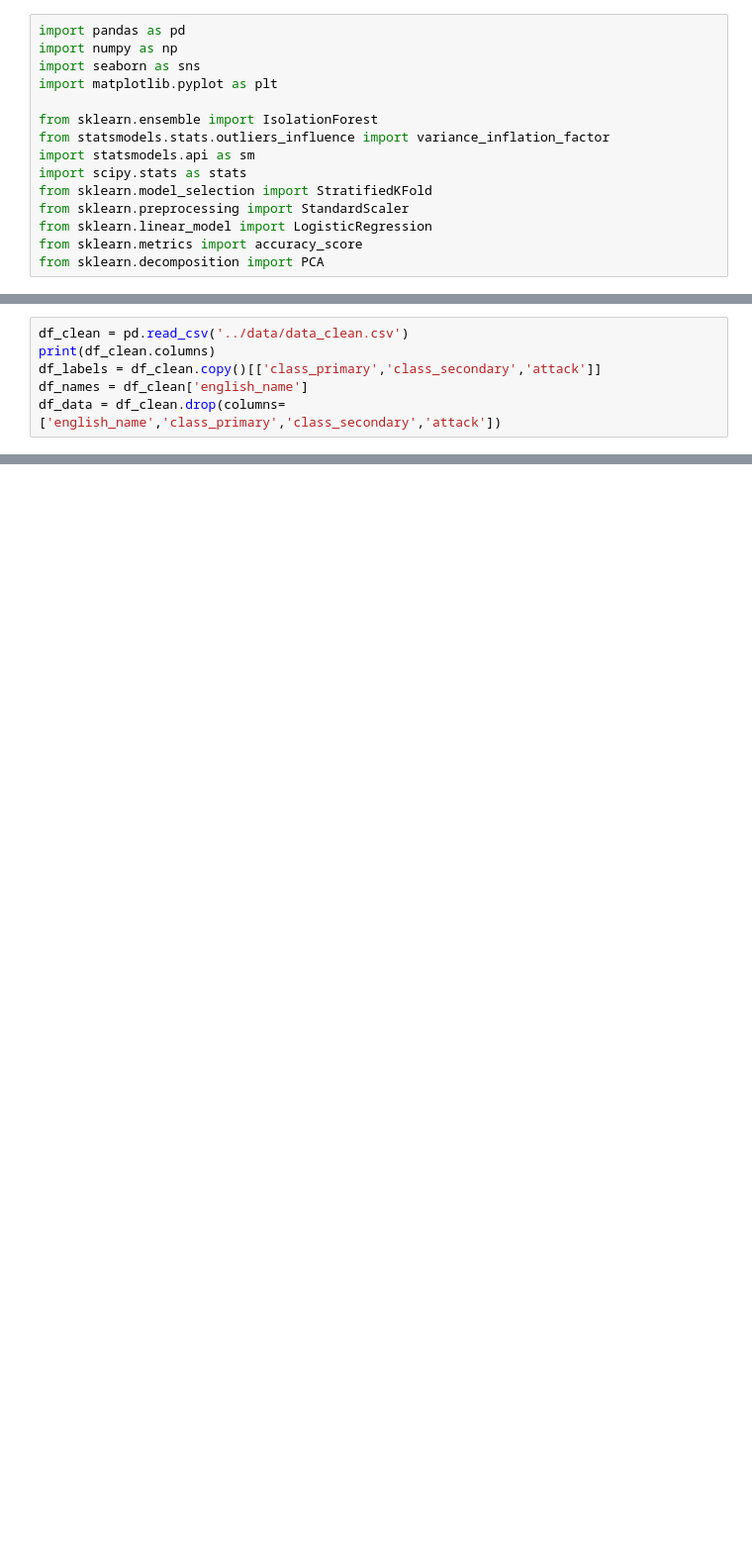
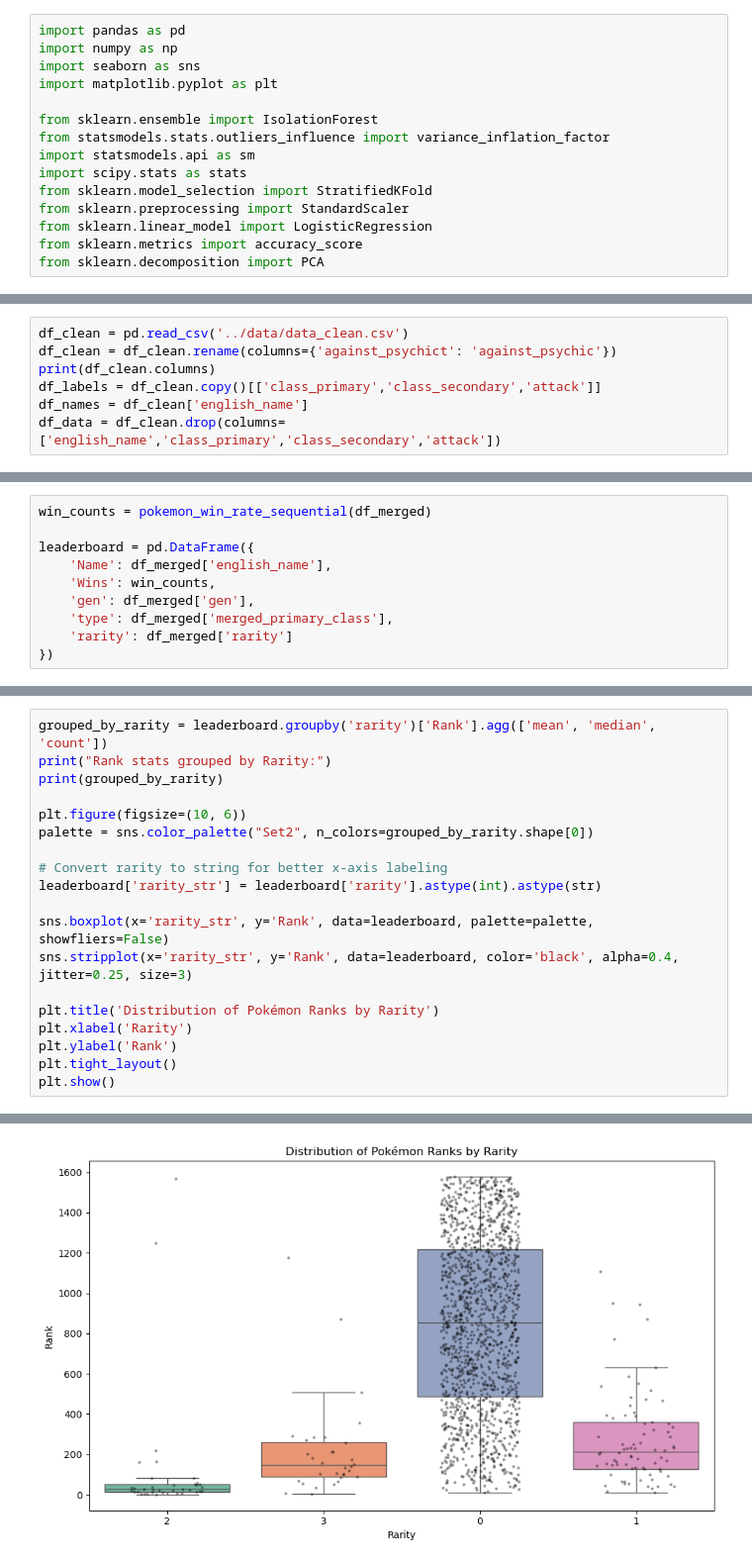
Before and after one commit to jsvobo/pokedex_analysis, a Jupyter notebook: time_series_tests/tests.ipynb, the cells around one changed output, grey strips where cells are left out. Shown at 99% size. Saved outputs shown, nothing was run; the diff lists cells and outputs as text; blank space fills up the shorter version.

```diff
--- a/time_series_tests/tests.ipynb
+++ b/time_series_tests/tests.ipynb
@@ -25,5 +16,6 @@ WARNING: Ignoring invalid distribution ~re-commit (C:\Users\jenda\miniconda3\env
 # %%
 df_clean = pd.read_csv('../data/data_clean.csv')
+df_clean = df_clean.rename(columns={'against_psychict': 'against_psychic'})
 print(df_clean.columns)
 df_labels = df_clean.copy()[['class_primary','class_secondary','attack']]
 df_names = df_clean['english_name']
@@ -223,0 +332,10 @@ Division after generation 8.0 ([1.0, 2.0, 3.0, 4.0, 5.0, 6.0, 7.0, 8.0] vs [9.0]
+# %%
+win_counts = pokemon_win_rate_sequential(df_merged)
+
+leaderboard = pd.DataFrame({
+    'Name': df_merged['english_name'],
+    'Wins': win_counts,
+    'gen': df_merged['gen'],
+    'type': df_merged['merged_primary_class'],
+    'rarity': df_merged['rarity']
+})
@@ -223,0 +368,20 @@ Division after generation 8.0 ([1.0, 2.0, 3.0, 4.0, 5.0, 6.0, 7.0, 8.0] vs [9.0]
+# %%
+grouped_by_rarity = leaderboard.groupby('rarity')['Rank'].agg(['mean', 'median', 'count'])
+print("Rank stats grouped by Rarity:")
+print(grouped_by_rarity)
+
+plt.figure(figsize=(10, 6))
+palette = sns.color_palette("Set2", n_colors=grouped_by_rarity.shape[0])
+
+# Convert rarity to string for better x-axis labeling
+leaderboard['rarity_str'] = leaderboard['rarity'].astype(int).astype(str)
+
+sns.boxplot(x='rarity_str', y='Rank', data=leaderboard, palette=palette, showfliers=False)
+sns.stripplot(x='rarity_str', y='Rank', data=leaderboard, color='black', alpha=0.4, jitter=0.25, size=3)
+
+plt.title('Distribution of Pokémon Ranks by Rarity')
+plt.xlabel('Rarity')
+plt.ylabel('Rank')
+plt.tight_layout()
+plt.show()
+# %% [output]
@@ -223,0 +398 @@ Division after generation 8.0 ([1.0, 2.0, 3.0, 4.0, 5.0, 6.0, 7.0, 8.0] vs [9.0]
+[figure, added]
```
Also changed, not shown: parts of 16 cells of this notebook.
